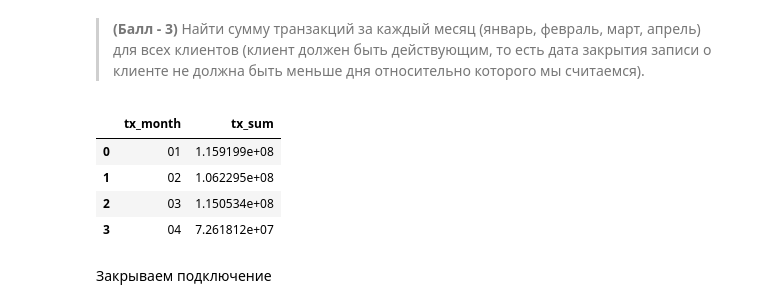
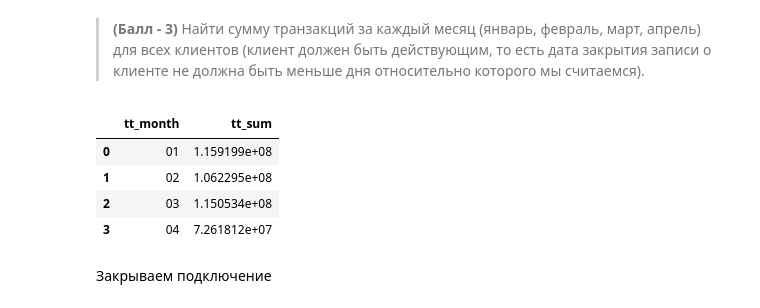
Before and after one commit to savspit/mipt_data_storage, a Jupyter notebook: homeworks/hw3/hw3.ipynb, the cells around one changed output. Saved outputs shown, nothing was run; the diff lists cells and outputs as text; code cells hidden in the pictures.

```diff
--- a/homeworks/hw3/hw3.ipynb
+++ b/homeworks/hw3/hw3.ipynb
@@ -486,24 +486,24 @@ conn)
 # %%
 pd.read_sql(
     f'''
     SELECT
-        strftime('%m', DATE(tx_datetime)) AS tx_month,
-        SUM(coalesce(tx.tx_amount,0)) AS tx_sum
+        strftime('%m', DATE(tt.tx_datetime)) AS tt_month,
+        SUM(coalesce(tt.tx_amount,0)) AS tt_sum
     FROM
-        {transaction_table} AS tx
+        {transaction_table} AS tt
     INNER JOIN (
         SELECT
             client_id
         FROM {customer_table}
         WHERE DATE(end_dt) >= DATE('{default_date}')
     ) AS ct
-        ON tx.customer_id = ct.client_id
+        ON tt.customer_id = ct.client_id
     GROUP BY
-        strftime('%m', DATE(tx_datetime))
+        strftime('%m', DATE(tt.tx_datetime))
     ''',
 conn)
 # %% [output]
-|  | tx_month | tx_sum |
+|  | tt_month | tt_sum |
 | 0 | 01 | 1.159199e+08 |
 | 1 | 02 | 1.062295e+08 |
 | 2 | 03 | 1.150534e+08 |
```
Also changed, not shown: parts of 9 cells of this notebook.
